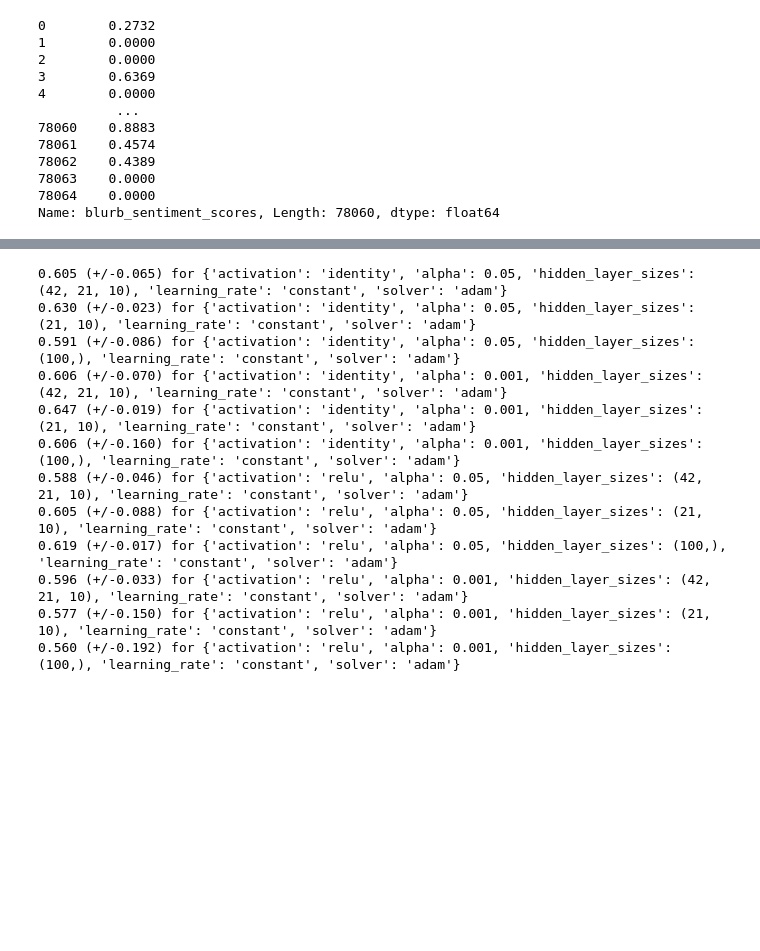
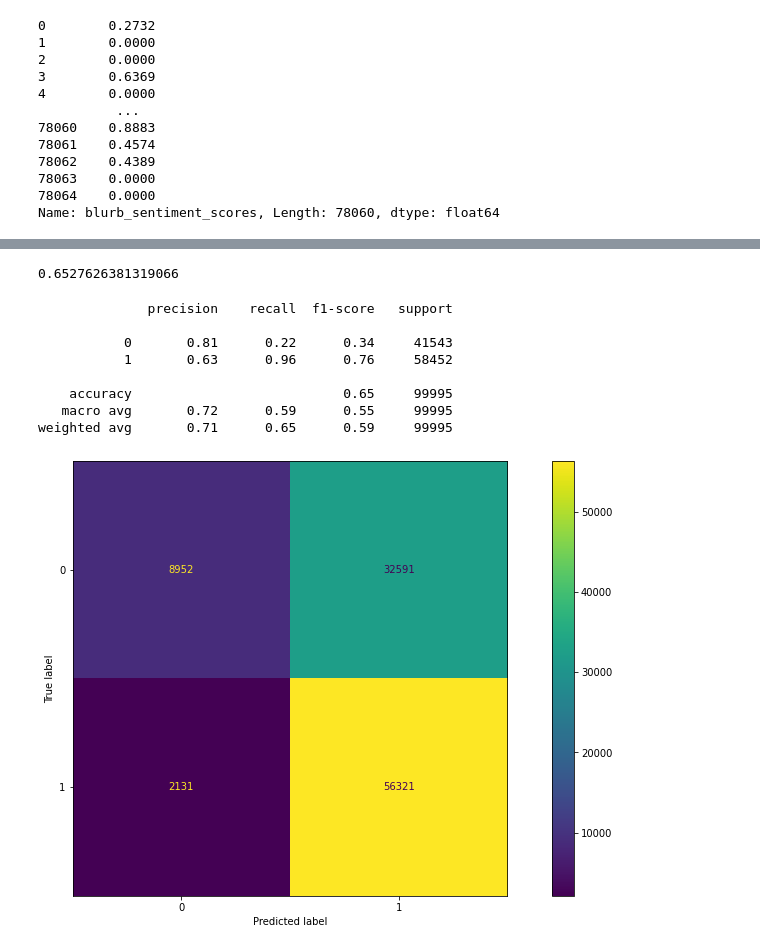
Before and after one commit to FXtrader6/KS_DSProject_VU, a Jupyter notebook: KS_project_trainset.ipynb, the cells around one changed output, grey strips where cells are left out. Drawn from its saved outputs; the diff is of its cells as text; code cells hidden in the pictures; blank space fills up the shorter version.

```diff
--- a/KS_project_trainset.ipynb
+++ b/KS_project_trainset.ipynb
@@ -565,19 +591,29 @@ Best parameters found:
+# %%
+#best found MLP
+clf.score(X,y)
+# %% [output]
+0.6527626381319066
 # %%
-means = clf.cv_results_['mean_test_score']
-stds = clf.cv_results_['std_test_score']
-for mean, std, params in zip(means, stds, clf.cv_results_['params']):
-    print("%0.3f (+/-%0.03f) for %r" % (mean, std * 2, params))
+#Confusion Matrix + Classification Report
+
+from sklearn.metrics import classification_report
+from sklearn.metrics import confusion_matrix, ConfusionMatrixDisplay
+y_pred = clf.predict(X)
+
+print(classification_report(kaggledf["funded"], y_pred))
+mat = confusion_matrix(kaggledf["funded"], y_pred)
+disp = ConfusionMatrixDisplay(confusion_matrix=mat, display_labels=clf.classes_)
+disp.plot()
+
+plt.show()
 # %% [output]
-0.605 (+/-0.065) for {'activation': 'identity', 'alpha': 0.05, 'hidden_layer_sizes': (42, 21, 10), 'learning_rate': 'constant', 'solver': 'adam'}
-0.630 (+/-0.023) for {'activation': 'identity', 'alpha': 0.05, 'hidden_layer_sizes': (21, 10), 'learning_rate': 'constant', 'solver': 'adam'}
-0.591 (+/-0.086) for {'activation': 'identity', 'alpha': 0.05, 'hidden_layer_sizes': (100,), 'learning_rate': 'constant', 'solver': 'adam'}
-0.606 (+/-0.070) for {'activation': 'identity', 'alpha': 0.001, 'hidden_layer_sizes': (42, 21, 10), 'learning_rate': 'constant', 'solver': 'adam'}
-0.647 (+/-0.019) for {'activation': 'identity', 'alpha': 0.001, 'hidden_layer_sizes': (21, 10), 'learning_rate': 'constant', 'solver': 'adam'}
-0.606 (+/-0.160) for {'activation': 'identity', 'alpha': 0.001, 'hidden_layer_sizes': (100,), 'learning_rate': 'constant', 'solver': 'adam'}
-0.588 (+/-0.046) for {'activation': 'relu', 'alpha': 0.05, 'hidden_layer_sizes': (42, 21, 10), 'learning_rate': 'constant', 'solver': 'adam'}
-0.605 (+/-0.088) for {'activation': 'relu', 'alpha': 0.05, 'hidden_layer_sizes': (21, 10), 'learning_rate': 'constant', 'solver': 'adam'}
-0.619 (+/-0.017) for {'activation': 'relu', 'alpha': 0.05, 'hidden_layer_sizes': (100,), 'learning_rate': 'constant', 'solver': 'adam'}
-0.596 (+/-0.033) for {'activation': 'relu', 'alpha': 0.001, 'hidden_layer_sizes': (42, 21, 10), 'learning_rate': 'constant', 'solver': 'adam'}
-0.577 (+/-0.150) for {'activation': 'relu', 'alpha': 0.001, 'hidden_layer_sizes': (21, 10), 'learning_rate': 'constant', 'solver': 'adam'}
-0.560 (+/-0.192) for {'activation': 'relu', 'alpha': 0.001, 'hidden_layer_sizes': (100,), 'learning_rate': 'constant', 'solver': 'adam'}
+              precision    recall  f1-score   support
+
+           0       0.81      0.22      0.34     41543
+           1       0.63      0.96      0.76     58452
+
+    accuracy                           0.65     99995
+   macro avg       0.72      0.59      0.55     99995
+weighted avg       0.71      0.65      0.59     99995
+[figure, added]
 # %%
```
Also changed, not shown: parts of 35 cells of this notebook, 2 other files.
